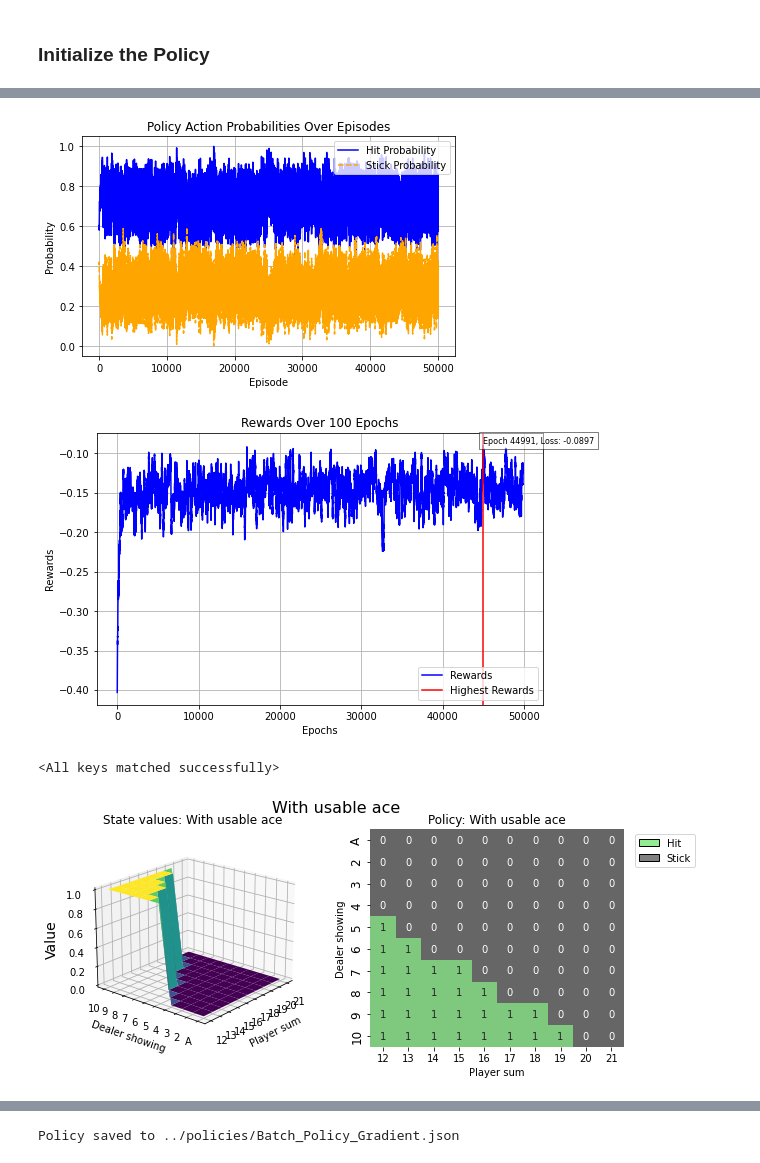
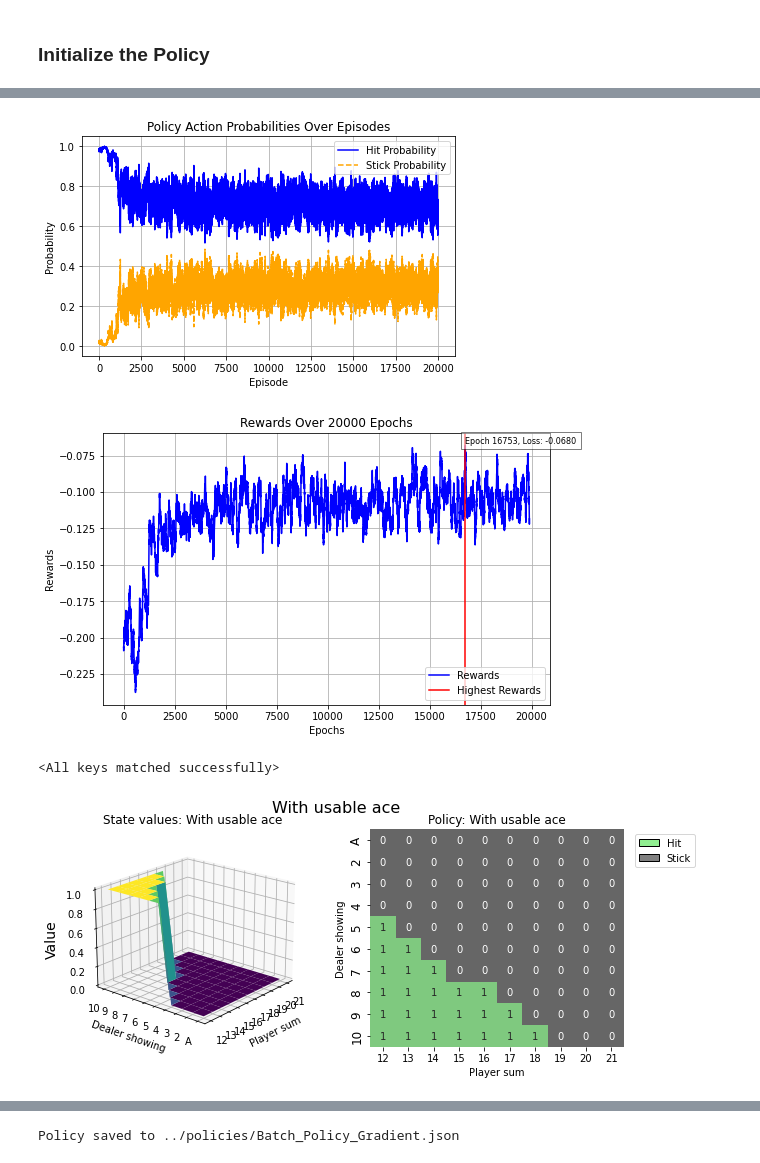
Before and after one commit to steveksh/Black-Jack-RL, a Jupyter notebook: game/notebooks/pg_batches.ipynb, the cells around one changed output, grey strips where cells are left out. Cells and saved outputs as stored; diff of their text form; code cells hidden in the pictures.

```diff
--- a/game/notebooks/pg_batches.ipynb
+++ b/game/notebooks/pg_batches.ipynb
@@ -24,10 +41,8 @@ class Policy(nn.Module):
 
         self.fnn = nn.Sequential(
             nn.Linear(state_dim, 32),
-            nn.Tanh(),
-            nn.Linear(32, 16),
-            nn.Tanh(),
-            nn.Linear(16, action_dim),
+            nn.LeakyReLU(),
+            nn.Linear(32, 2),
             nn.Softmax()
         )
 
@@ -78,12 +93,12 @@ losses = []
 best_reward = -np.inf
 avg_reward= 0
 
-gamma = 0.999
+gamma = 0.3
 break_counter = 0
-epoches = 50_000
+epoches = 20_000
 episode_rewards = []
 avg_rewards = []
-batch_sizes = 32
+batch_sizes = 24
 
 hit_probability = []
 stick_probability = []
@@ -132,8 +147,8 @@ for e in range(epoches):
             obs, reward, termination, truncation, info = env.step(action.item())
             # reward *= 10
 
-            if b < batch_sizes/4 and action ==1:
-                reward *= 5
+            if e<50 and action == 1:
+                reward *= 2
 
             # record the rewards
             ep_rewards.append(reward)
@@ -177,7 +192,7 @@ for e in range(epoches):
     entropy = distribution.entropy()
 
     policy_loss = -batch_log_probs * batch_discounted_rewards
-    policy_loss = policy_loss.sum() - 0.03 * entropy.sum()
+    policy_loss = policy_loss.sum() - 0.05 * entropy.sum()
 
     optimizer.zero_grad()
     policy_loss.backward()
@@ -221,37 +254,37 @@ plt.grid(True)
 plt.tight_layout()
 plt.show()
 # %% [output]
-[figure, old version]
+[figure, new version]
 # %%
 import matplotlib.pyplot as plt
 
 # Ensure both lists have the same length
 epochs = list(range(1, len(avg_rewards) + 1))
 
 # Find min loss points
 min_train_index = avg_rewards.index(max(avg_rewards))
 
 # Plot the losses
 plt.figure(figsize=(8, 5))
 plt.plot(avg_rewards, label="Rewards", linestyle='-', color='blue')
 
 # Add vertical lines at minimum loss points
 plt.axvline(x=min_train_index, color='red', linestyle='-', label='Highest Rewards')
 
 # Add text labels at min loss points
 plt.text(min_train_index, max(avg_rewards),
          f'Epoch {min_train_index}, Loss: {max(avg_rewards):.4f}',
          ha='left', va='bottom', fontsize=8,
          bbox={'facecolor': 'white', 'alpha': 0.5})
 
 # Labels, legend, and grid
 plt.xlabel("Epochs")
 plt.ylabel("Rewards")
-plt.title("Rewards Over 100 Epochs")
+plt.title("Rewards Over 20000 Epochs")
 plt.legend(loc='lower right')
 plt.grid(True)
 
 # Show the plot
 plt.show()
 # %% [output]
-[figure, old version]
+[figure, new version]
@@ -345,14 +407,16 @@ def create_plots(value_grid, policy_grid, title: str, starting_pos=12):
     ax2.legend(handles=legend_elements, bbox_to_anchor=(1.3, 1))
     return fig
 
-policy.generate_q_table(usable_ace=True,starting_pos=12)
+
+policy.load_state_dict(torch.load('../checkpoints/policy_gradient_batch.pth'))
+policy.generate_q_table(usable_ace= True,starting_pos=12)
 value_grid, policy_grid = create_grids(policy, usable_ace=True, starting_pos=12)
 fig = create_plots(value_grid, policy_grid, title="With usable ace",starting_pos=12)
 plt.show()
 
 np.save('../checkpoints/Batch_Policy_Gradient.npy', policy_grid)
 # %% [output]
-[figure, old version]
+[figure, new version]
 # %%
 basic_strategy_grid = np.array([
     [1, 1, 1, 1, 1, 1, 1, 0, 0, 0],  # Dealer shows Ace
```
Also changed, not shown: parts of 8 cells of this notebook, 23 other files.
